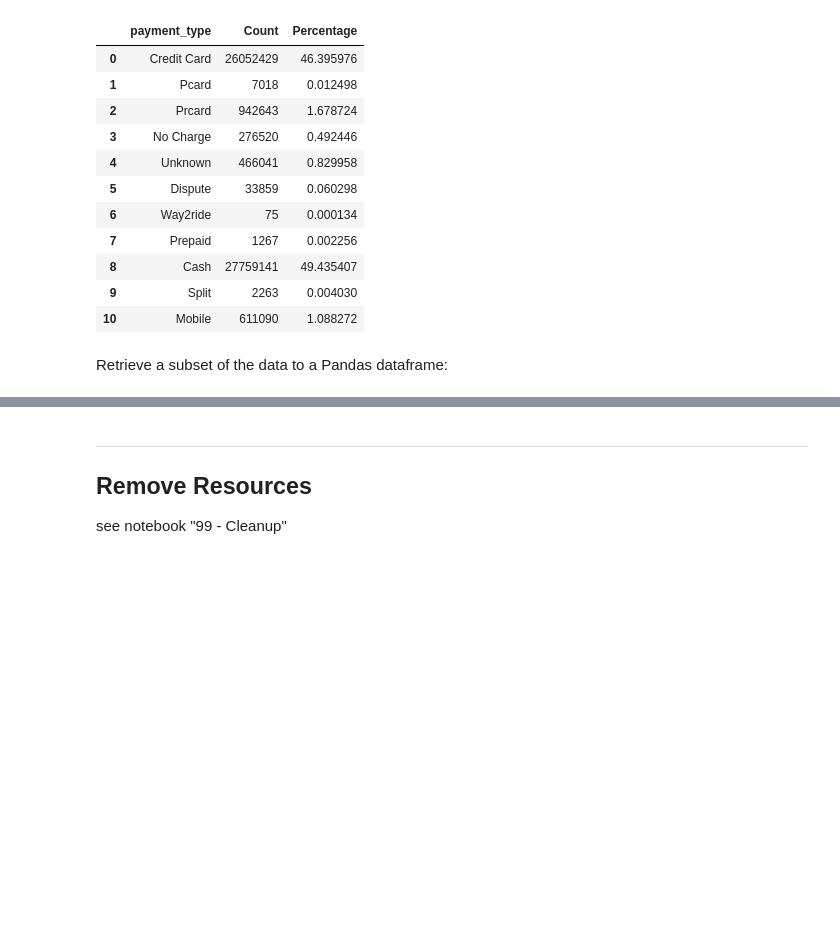
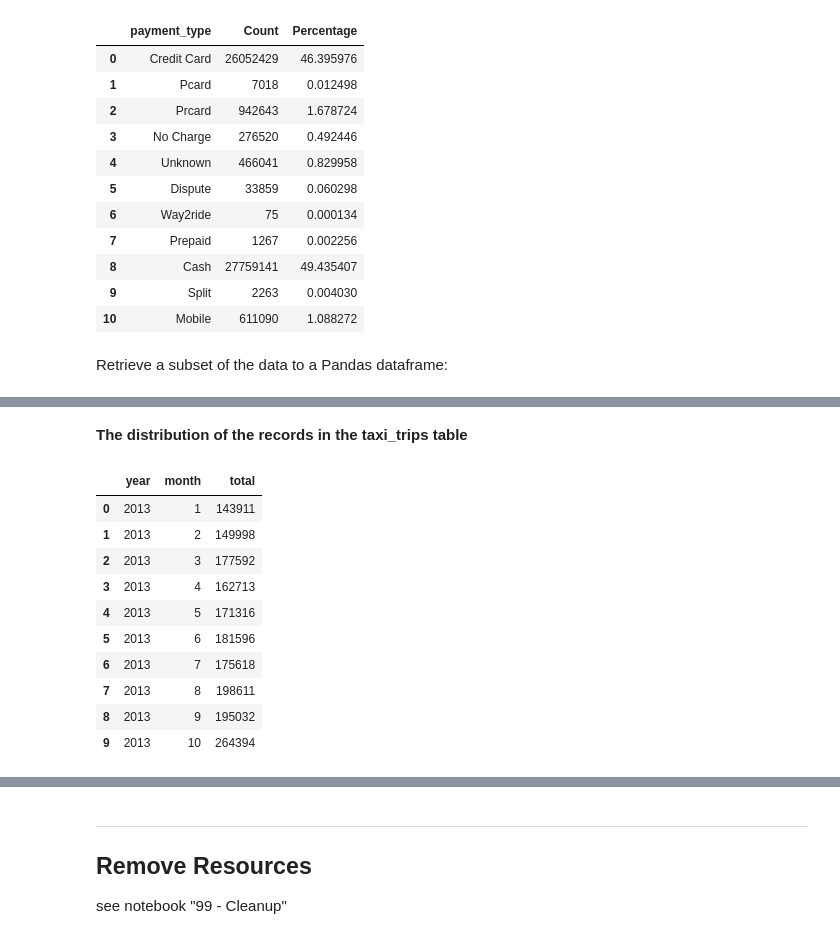
Before and after one commit to zacharyvunguyen/BigQuery-Machine-Learning-Predicting-Boolean-Values-Using-Binary-Logistic-Regression, a Jupyter notebook: 01 - BigQuery - Table Data Source.ipynb, the cells around one changed output, grey strips where cells are left out. Saved outputs shown, nothing was run; the diff lists cells and outputs as text; code cells hidden in the pictures; blank space fills up the shorter version.

```diff
--- a/01 - BigQuery - Table Data Source.ipynb
+++ b/01 - BigQuery - Table Data Source.ipynb
@@ -229,0 +217,51 @@ data.head()
+# %% [markdown]
+**The distribution of the records in the taxi_trips table**
+# %%
+query = f"""
+SELECT
+EXTRACT (YEAR
+  FROM
+    trip_start_timestamp) year,
+  EXTRACT (MONTH
+  FROM
+    trip_start_timestamp) month,
+  COUNT(*) total
+FROM
+  `nguyen-demo5.taxi.taxi`
+WHERE
+  tips IS NOT NULL
+  AND trip_seconds IS NOT NULL
+  AND trip_miles IS NOT NULL
+  AND fare IS NOT NULL
+  AND tolls IS NOT NULL
+  AND pickup_location IS NOT NULL
+  AND dropoff_location IS NOT NULL
+  AND pickup_latitude IS NOT NULL
+  AND pickup_longitude IS NOT NULL
+  AND dropoff_latitude IS NOT NULL
+  AND dropoff_longitude IS NOT NULL
+  AND company IS NOT NULL
+  AND trip_miles > 1
+  AND trip_seconds > 180
+GROUP BY
+  year,
+  month
+ORDER BY
+  year,
+  month ASC;
+"""
+data = bq.query(query = query).to_dataframe()
+# %%
+data.head(10)
+# %% [output]
+|  | year | month | total |
+| 0 | 2013 | 1 | 143911 |
+| 1 | 2013 | 2 | 149998 |
+| 2 | 2013 | 3 | 177592 |
+| 3 | 2013 | 4 | 162713 |
+| 4 | 2013 | 5 | 171316 |
+| 5 | 2013 | 6 | 181596 |
+| 6 | 2013 | 7 | 175618 |
+| 7 | 2013 | 8 | 198611 |
+| 8 | 2013 | 9 | 195032 |
+| 9 | 2013 | 10 | 264394 |
```
Also changed, not shown: parts of 6 cells of this notebook, 1 other file.
